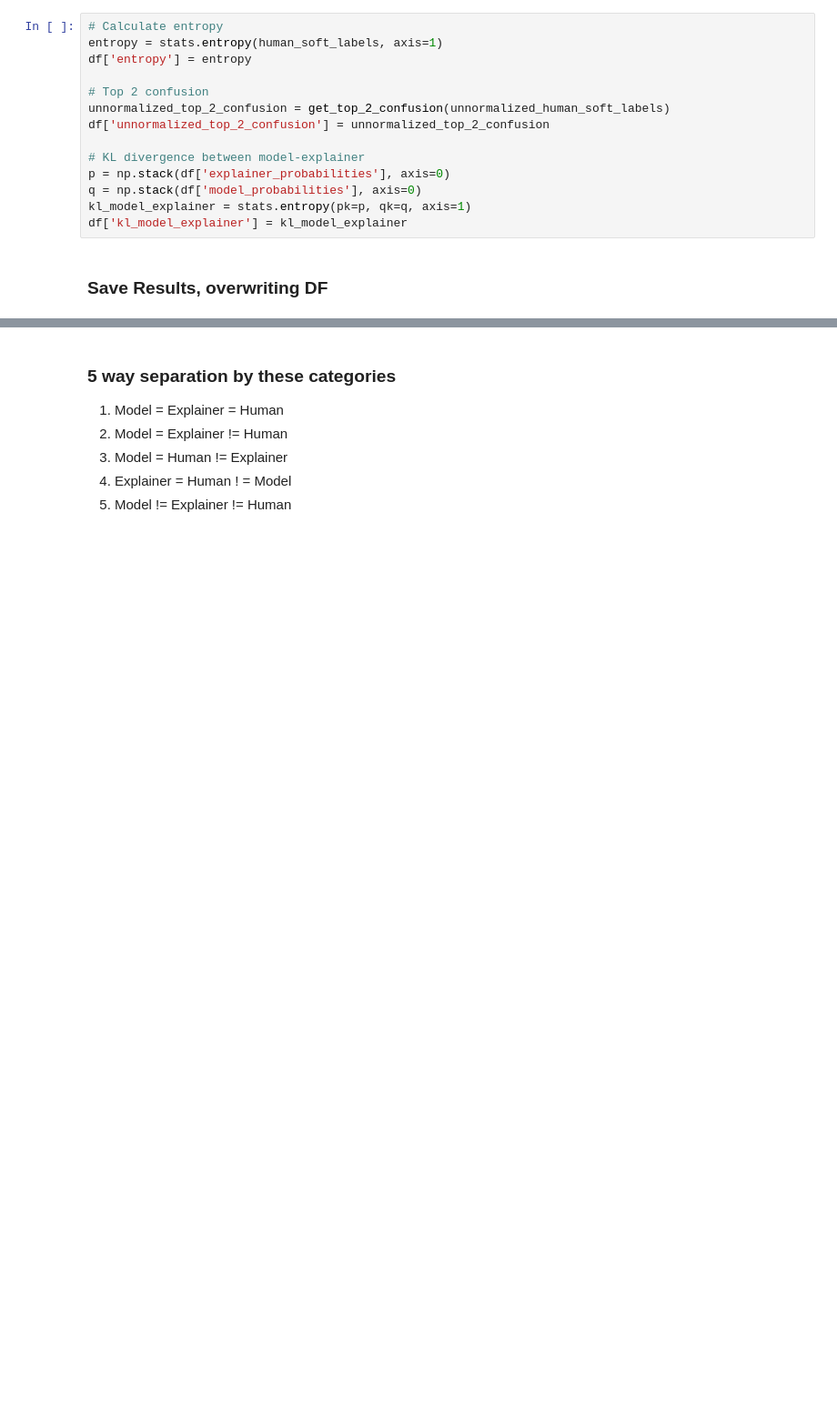
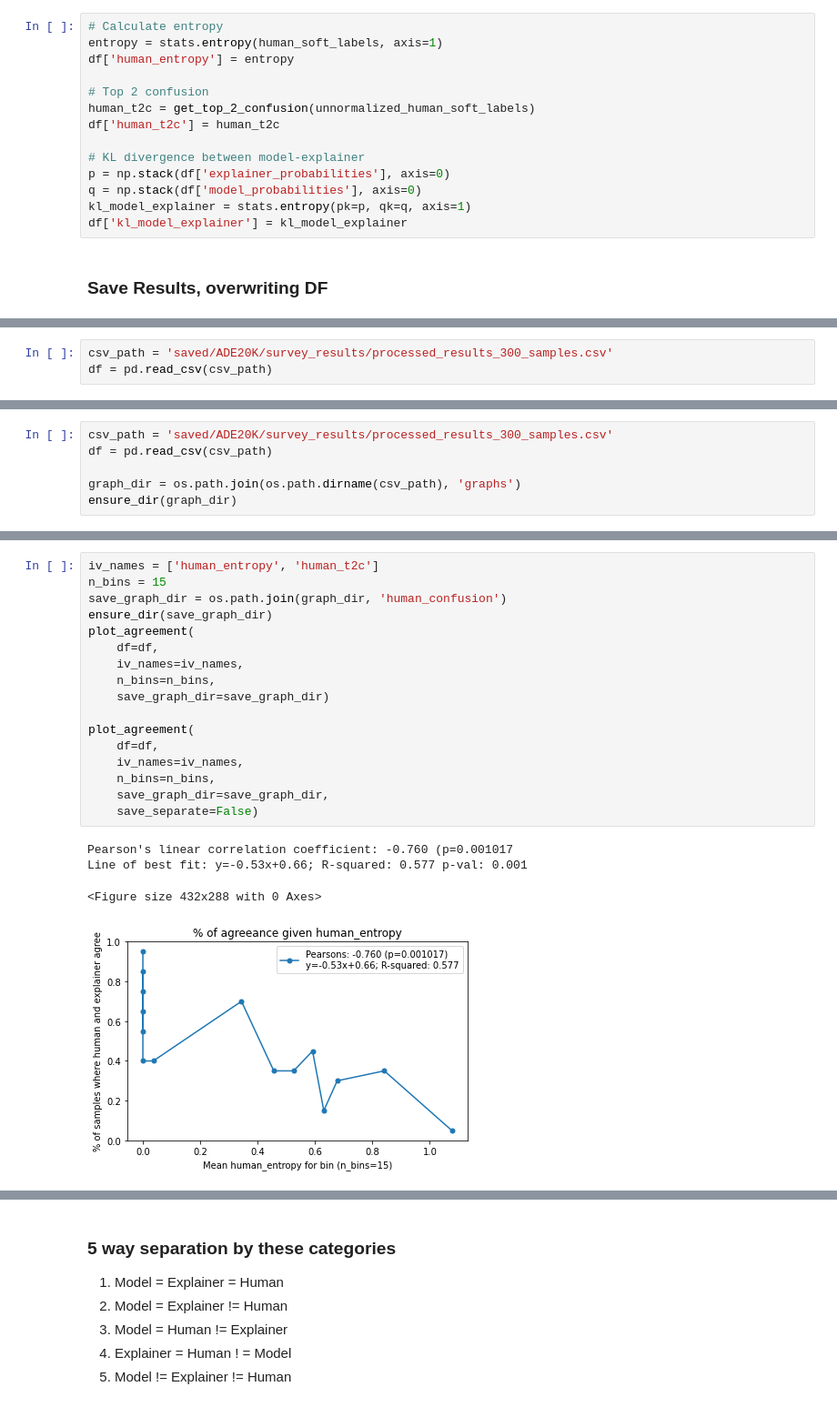
Before and after one commit to allisonchen23/explain-alignment, a Jupyter notebook: process_survey.ipynb, the cells around one changed output, grey strips where cells are left out. Shown at 91% size. Cells and saved outputs as stored; diff of their text form; blank space fills up the shorter version.

Commit message:
added experiments for dv=explainer alignment; added option to pass fig,ax into plot function

```diff
--- a/process_survey.ipynb
+++ b/process_survey.ipynb
@@ -239,11 +259,11 @@ Added model and explainer's outputs, probabilities, and predictions to dataframe
 # %%
 # Calculate entropy
 entropy = stats.entropy(human_soft_labels, axis=1)
-df['entropy'] = entropy
+df['human_entropy'] = entropy
 
 # Top 2 confusion
-unnormalized_top_2_confusion = get_top_2_confusion(unnormalized_human_soft_labels)
-df['unnormalized_top_2_confusion'] = unnormalized_top_2_confusion
+human_t2c = get_top_2_confusion(unnormalized_human_soft_labels)
+df['human_t2c'] = human_t2c
 
 # KL divergence between model-explainer
 p = np.stack(df['explainer_probabilities'], axis=0)
@@ -276,0 +297,3 @@ Saved dictionary with filenames, congruency, and soft labels to saved/ADE20K/sur
+# %%
+csv_path = 'saved/ADE20K/survey_results/processed_results_300_samples.csv'
+df = pd.read_csv(csv_path)
@@ -276,0 +459,6 @@ Saved dictionary with filenames, congruency, and soft labels to saved/ADE20K/sur
+# %%
+csv_path = 'saved/ADE20K/survey_results/processed_results_300_samples.csv'
+df = pd.read_csv(csv_path)
+
+graph_dir = os.path.join(os.path.dirname(csv_path), 'graphs')
+ensure_dir(graph_dir)
@@ -276,0 +471,22 @@ Saved dictionary with filenames, congruency, and soft labels to saved/ADE20K/sur
+# %%
+iv_names = ['human_entropy', 'human_t2c']
+n_bins = 15
+save_graph_dir = os.path.join(graph_dir, 'human_confusion')
+ensure_dir(save_graph_dir)
+plot_agreement(
+    df=df,
+    iv_names=iv_names,
+    n_bins=n_bins,
+    save_graph_dir=save_graph_dir)
+
+plot_agreement(
+    df=df,
+    iv_names=iv_names,
+    n_bins=n_bins,
+    save_graph_dir=save_graph_dir,
+    save_separate=False)
+# %% [output]
+Pearson's linear correlation coefficient: -0.760 (p=0.001017
+Line of best fit: y=-0.53x+0.66; R-squared: 0.577 p-val: 0.001
+<Figure size 432x288 with 0 Axes>
+[figure, added]
```
Also changed, not shown: parts of 40 cells of this notebook, 1 other file.
